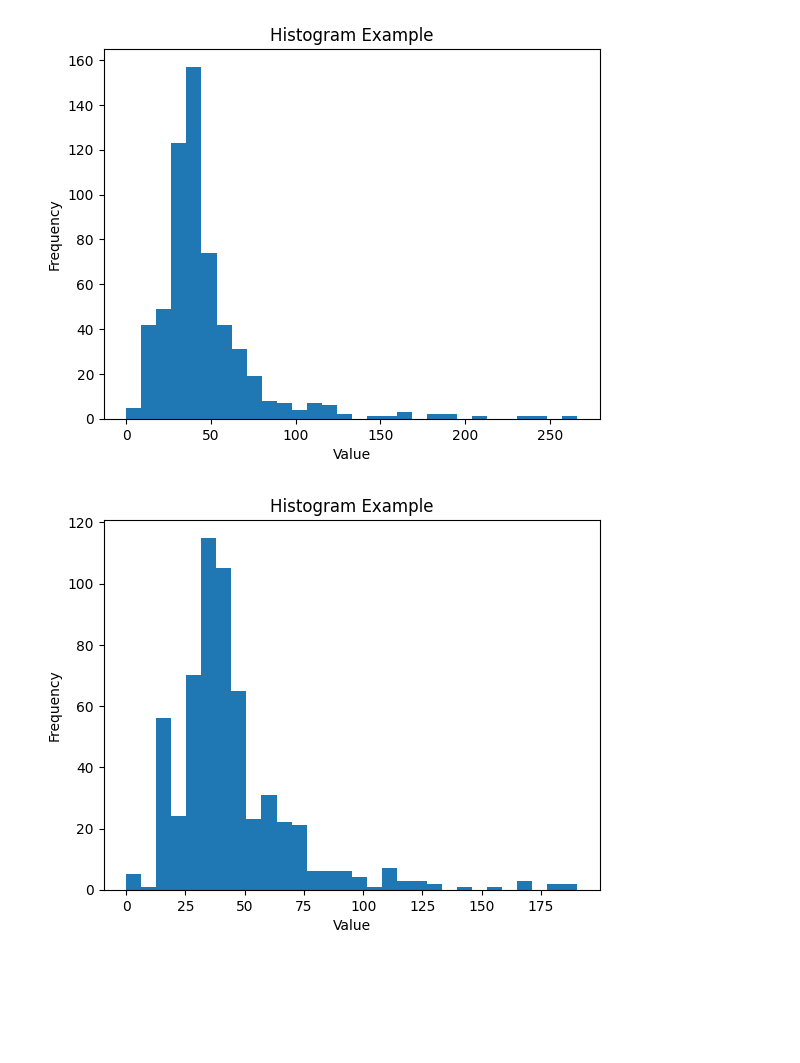
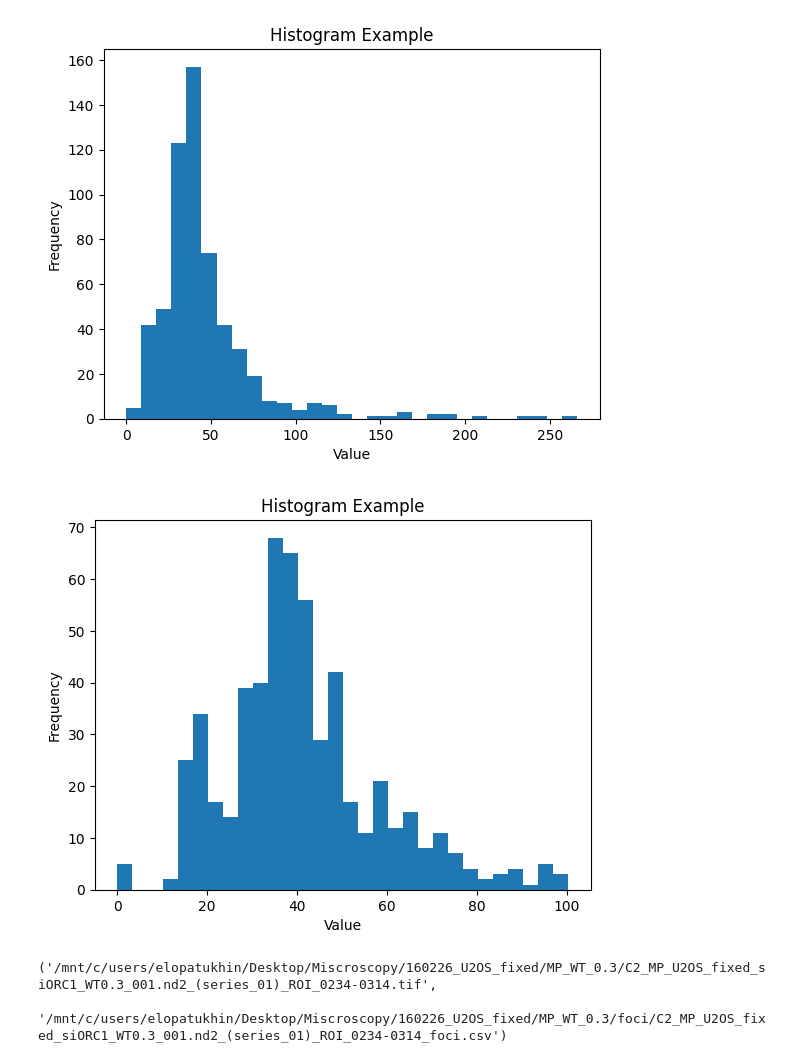
Before and after one commit to Lopatushka/LLPS, a Jupyter notebook: Foci/draft.ipynb, the cells around one changed output. Cells and saved outputs as stored; diff of their text form; code cells hidden in the pictures; blank space fills up the shorter version.

```diff
--- a/Foci/draft.ipynb
+++ b/Foci/draft.ipynb
@@ -228,8 +228,19 @@ hist(df = data, column_name = "sigma_nm")
 # %% [output]
 [figure]
 # %%
-data_filetered = all_foci[0][data['sigma_nm'] < 200]
+Q1 = np.percentile(data["sigma_nm"], 25)
+Q3 = np.percentile(data["sigma_nm"], 75)
+IQR = Q3 - Q1
+upper_bound = Q3 + 3 * IQR
+
+# Keep only values below upper bound
+data_filetered = data[data["sigma_nm"] <= upper_bound]
 
 hist(df = data_filetered, column_name = "sigma_nm")
 # %% [output]
-[figure, old version]
+[figure, new version]
+# %%
+combined["C2_MP_U2OS_fixed_siORC1_WT0.3_001.nd2_(series_01)_ROI_0234-0314"]
+# %% [output]
+('/mnt/c/users/elopatukhin/Desktop/Miscroscopy/160226_U2OS_fixed/MP_WT_0.3/C2_MP_U2OS_fixed_siORC1_WT0.3_001.nd2_(series_01)_ROI_0234-0314.tif',
+ '/mnt/c/users/elopatukhin/Desktop/Miscroscopy/160226_U2OS_fixed/MP_WT_0.3/foci/C2_MP_U2OS_fixed_siORC1_WT0.3_001.nd2_(series_01)_ROI_0234-0314_foci.csv')
```
Also changed, not shown: parts of 2 cells of this notebook.
